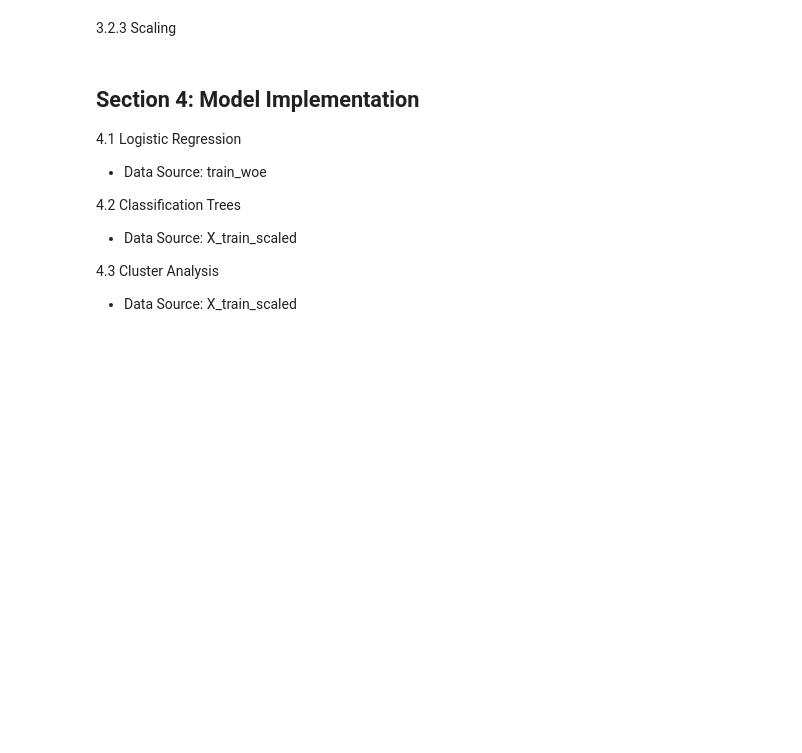
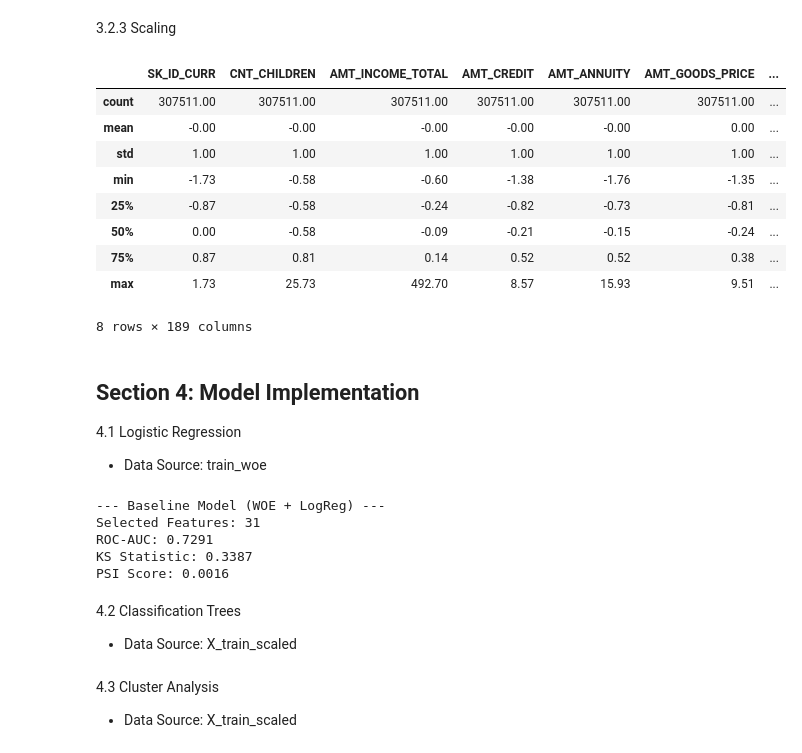
Before and after one commit to wzls3170/creditcard-analysis, a Jupyter notebook: Home Credit Default Risk.ipynb, the cells around one changed output. Drawn from its saved outputs; the diff is of its cells as text; code cells hidden in the pictures; blank space fills up the shorter version.

Commit message:
keep top10 organizations and make logic regression model

```diff
--- a/Home Credit Default Risk.ipynb
+++ b/Home Credit Default Risk.ipynb
@@ -401,24 +418,80 @@ Encoding complete. Feature count: 190
 # %%
 
 from sklearn.preprocessing import StandardScaler
 
 # Ensure we don't scale the TARGET column
 X_train_final = app_train_B.drop(columns=['TARGET'])
 X_test_final = app_test_B.drop(columns=['TARGET'], errors='ignore')
 
 # Initialize the StandardScaler
 scaler = StandardScaler()
 
 # Fit on Training data and transform both sets to prevent data leakage
 X_train_scaled = pd.DataFrame(scaler.fit_transform(X_train_final), columns=X_train_final.columns)
 X_test_scaled = pd.DataFrame(scaler.transform(X_test_final), columns=X_test_final.columns)
+
+X_train_scaled.describe().round(2)
+# %% [output]
+|  | SK_ID_CURR | CNT_CHILDREN | AMT_INCOME_TOTAL | AMT_CREDIT | AMT_ANNUITY | AMT_GOODS_PRICE | ... |
+| count | 307511.00 | 307511.00 | 307511.00 | 307511.00 | 307511.00 | 307511.00 | ... |
+| mean | -0.00 | -0.00 | -0.00 | -0.00 | -0.00 | 0.00 | ... |
+| std | 1.00 | 1.00 | 1.00 | 1.00 | 1.00 | 1.00 | ... |
+| min | -1.73 | -0.58 | -0.60 | -1.38 | -1.76 | -1.35 | ... |
+| 25% | -0.87 | -0.58 | -0.24 | -0.82 | -0.73 | -0.81 | ... |
+| 50% | 0.00 | -0.58 | -0.09 | -0.21 | -0.15 | -0.24 | ... |
+| 75% | 0.87 | 0.81 | 0.14 | 0.52 | 0.52 | 0.38 | ... |
+| max | 1.73 | 25.73 | 492.70 | 8.57 | 15.93 | 9.51 | ... |
+8 rows × 189 columns
 # %% [markdown]
 ## Section 4: Model Implementation
 4.1 Logistic Regression
 * Data Source: train_woe
-
-4.2 Classification Trees
-* Data Source: X_train_scaled
-
-4.3 Cluster Analysis
-* Data Source: X_train_scaled
+# %%
+# Append the _woe suffix to all selected variables.
+selected_vars_woe = [var + '_woe' for var in selected_vars]
+
+# 1. prepare data
+X_train = train_woe[selected_vars_woe]
+y_train = train_woe['TARGET']
+X_test = test_woe[selected_vars_woe]
+
+# 2. Logistic Regression Baseline
+lr_baseline = LogisticRegression(C=1, class_weight='balanced', random_state=42)
+lr_baseline.fit(X_train, y_train)
+
+# 3.predict probability
+train_probs = lr_baseline.predict_proba(X_train)[:, 1]
+test_probs = lr_baseline.predict_proba(X_test)[:, 1]
+
+# 4. AUC & KS
+auc_val = roc_auc_score(y_train, train_probs)
+fpr, tpr, thresholds = roc_curve(y_train, train_probs)
+ks_val = max(tpr - fpr)
+
+# 5. PSI
+def calculate_psi(expected, actual, buckets=10):
+    expected_percents = np.histogram(expected, bins=buckets)[0] / len(expected)
+    actual_percents = np.histogram(actual, bins=buckets)[0] / len(actual)
+    expected_percents = np.clip(expected_percents, 0.0001, 1)
+    actual_percents = np.clip(actual_percents, 0.0001, 1)
+    return np.sum((expected_percents - actual_percents) * np.log(expected_percents / actual_percents))
+
+psi_val = calculate_psi(train_probs, test_probs)
+
+print(f"--- Baseline Model (WOE + LogReg) ---")
+print(f"Selected Features: {len(selected_vars)}")
+print(f"ROC-AUC: {auc_val:.4f}")
+print(f"KS Statistic: {ks_val:.4f}")
+print(f"PSI Score: {psi_val:.4f}")
+# %% [output]
+--- Baseline Model (WOE + LogReg) ---
+Selected Features: 31
+ROC-AUC: 0.7291
+KS Statistic: 0.3387
+PSI Score: 0.0016
+# %% [markdown]
+4.2 Classification Trees
+* Data Source: X_train_scaled
+# %% [markdown]
+4.3 Cluster Analysis
+* Data Source: X_train_scaled
```
Also changed, not shown: parts of 4 cells of this notebook.
